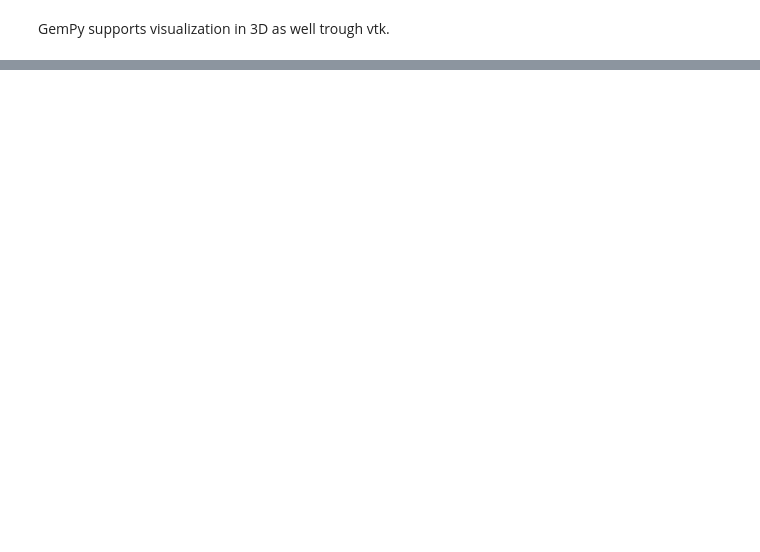
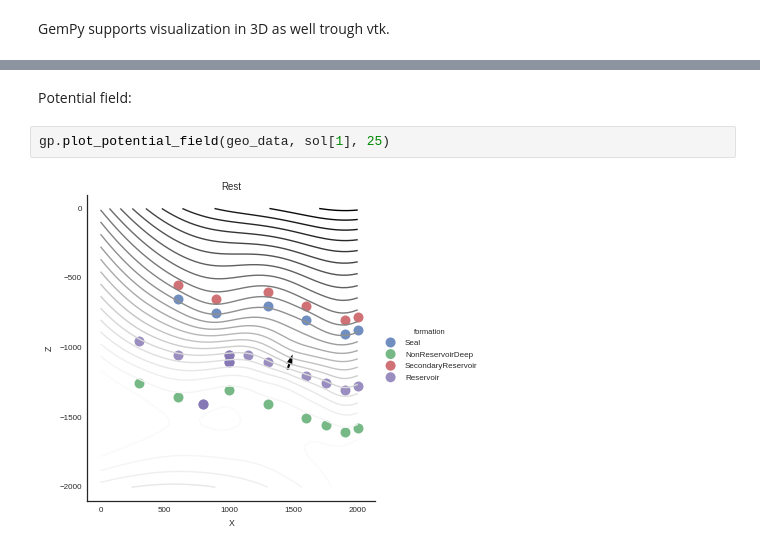
Before and after one commit to nre-aachen/gempy, a Jupyter notebook: Tutorial/ch1.ipynb, the cells around one changed output, grey strips where cells are left out. Drawn from its saved outputs; the diff is of its cells as text; blank space fills up the shorter version.

```diff
--- a/Tutorial/ch1.ipynb
+++ b/Tutorial/ch1.ipynb
@@ -180,0 +119,6 @@ gp.plot_section(geo_data, 23, sol[0,0,:])
+# %% [markdown]
+Potential field:
+# %%
+gp.plot_potential_field(geo_data, sol[1], 25)
+# %% [output]
+[figure, added]
```
Also changed, not shown: parts of 30 cells of this notebook, 8 other files.
